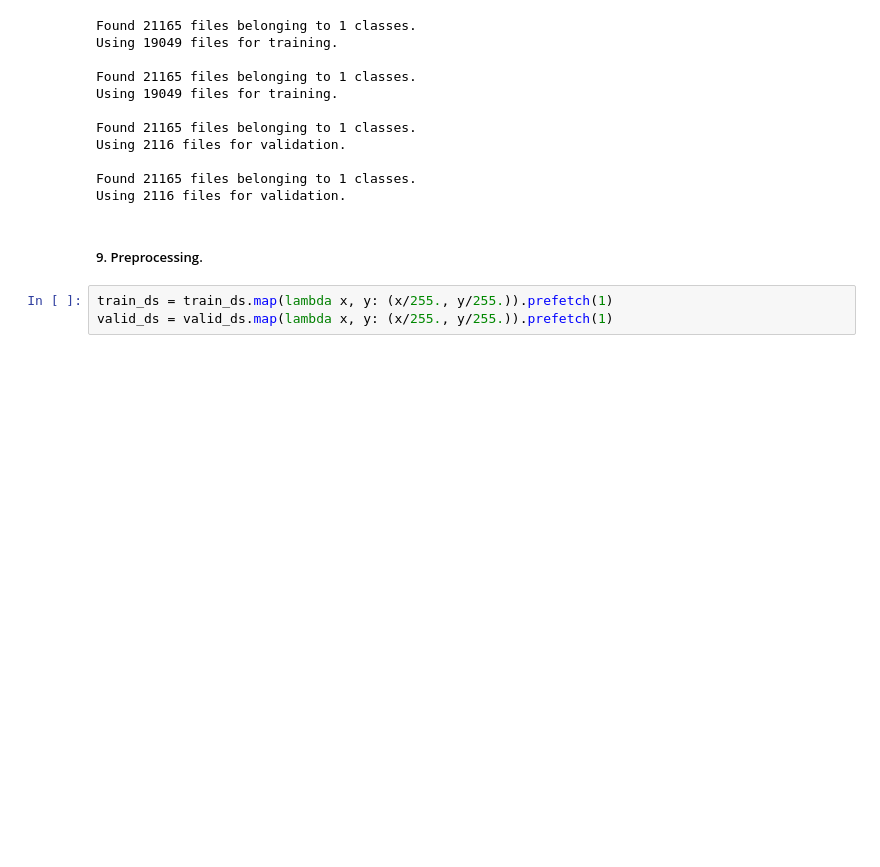
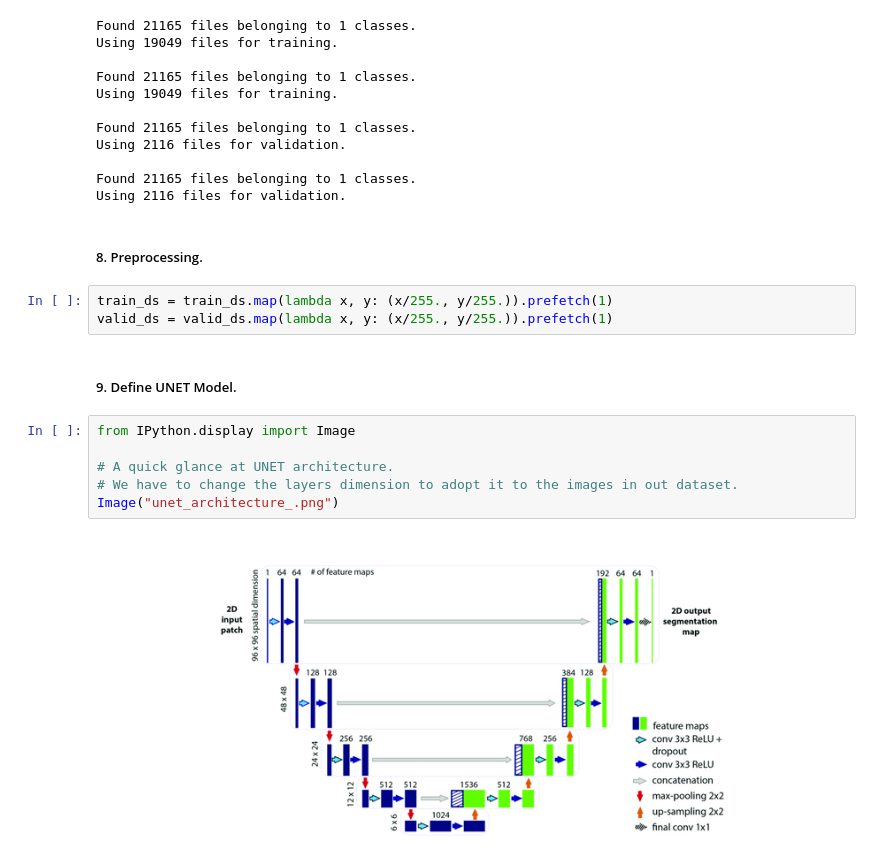
Before and after one commit to omidmollaei/CO19RIS, a Jupyter notebook: train_model.ipynb, the cells around one changed output. Saved outputs shown, nothing was run; the diff lists cells and outputs as text; blank space fills up the shorter version.

Commit message:
define unet model.

```diff
--- a/train_model.ipynb
+++ b/train_model.ipynb
@@ -231,7 +231,17 @@ Using 2116 files for validation.
 Found 21165 files belonging to 1 classes.
 Using 2116 files for validation.
 # %% [markdown]
-##### 9. Preprocessing.
+##### 8. Preprocessing.
 # %%
 train_ds = train_ds.map(lambda x, y: (x/255., y/255.)).prefetch(1)
 valid_ds = valid_ds.map(lambda x, y: (x/255., y/255.)).prefetch(1)
+# %% [markdown]
+##### 9. Define UNET Model.
+# %%
+from IPython.display import Image
+
+# A quick glance at UNET architecture.
+# We have to change the layers dimension to adopt it to the images in out dataset.
+Image("unet_architecture_.png")
+# %% [output]
+[figure, added]
```
Also changed, not shown: parts of 1 cell of this notebook, 1 other file.
